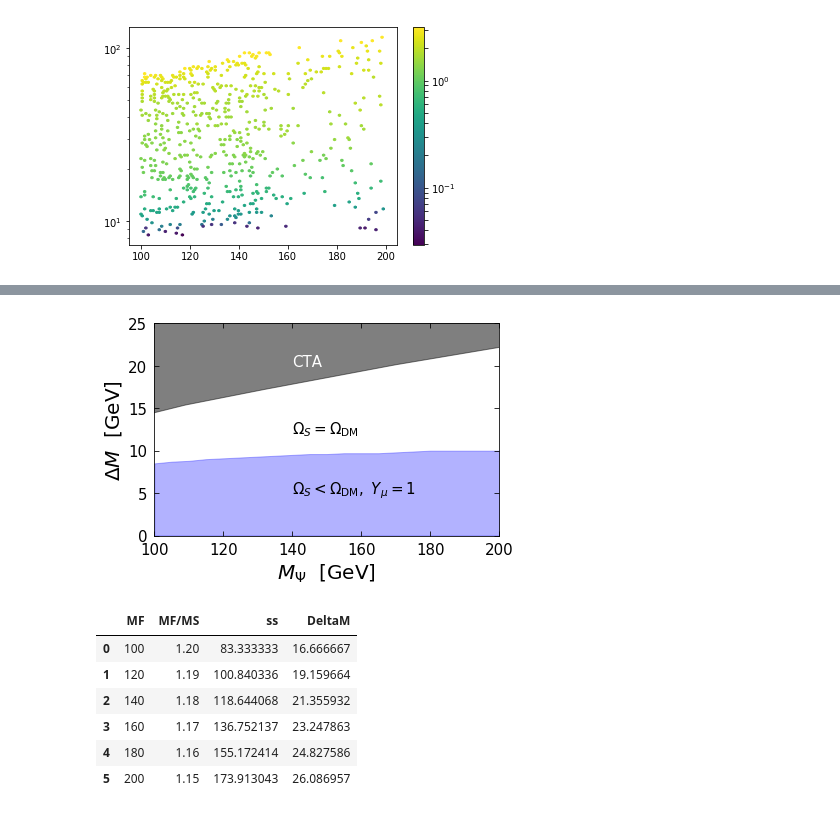
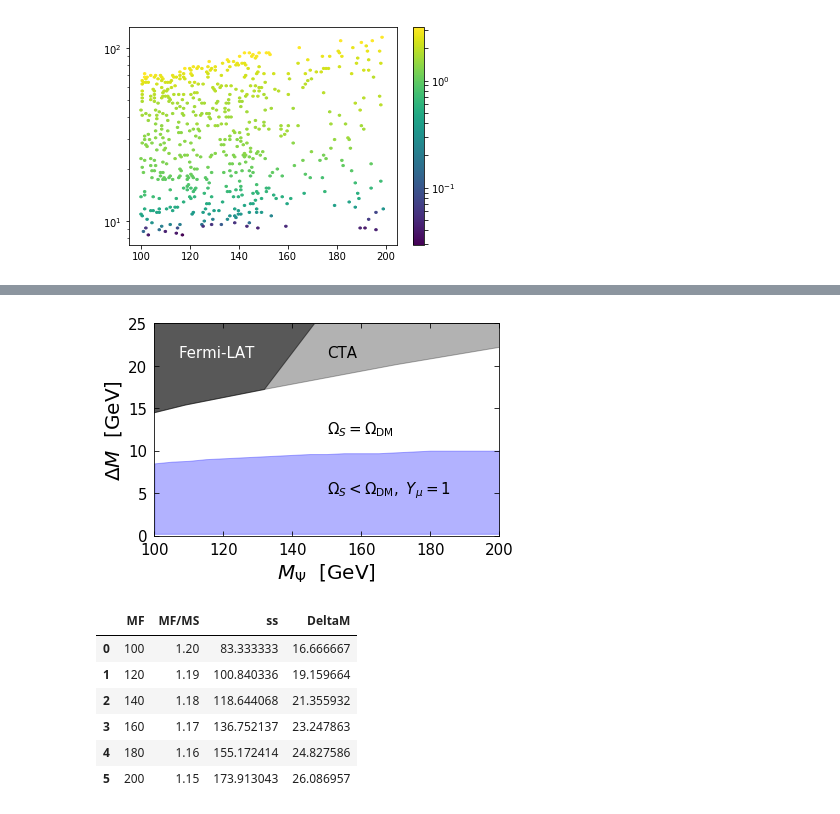
Before and after one commit to restrepo/BSM-Submodules, a Jupyter notebook: BSM/plot.ipynb, the cells around one changed output, grey strips where cells are left out. Cells and saved outputs as stored; diff of their text form; code cells hidden in the pictures.

Commit message:
including fermi-lat

```diff
--- a/BSM/plot.ipynb
+++ b/BSM/plot.ipynb
@@ -71,31 +50,38 @@ cta
+# %%
+fermi=pd.read_csv('fermi1.csv')
+fermi=fermi.append(pd.read_csv( 'fermi2.csv') )
+fermi['MF']=fermi['MF/MS']*fermi.ss
 # %%
 ymax=25
 #dfos=dfo[np.logical_and(dfo.Ys1==0.001,dfo.MF-dfo.ss<10) ]
 #plt.hexbin(dfo.MF,dfo.MF-dfo.ss,dfo.Ys1,norm=LogNorm())#df.Omega_h2,norm=LogNorm())#,yscale='log'
 #plt.plot(dfo.MF,dfo.MF-dfo.ss,'y.')
 ##plt.plot(df1.MF,df1.MF-df1.ss,'c.')
 #plt.plot(df2.MF,df2.MF-df2.ss,'b.')
 #plt.plot(dfos.MF,dfos.MF-dfos.ss)
 #plt.plot(ind.MF,ind.MF-ind.ss)
-plt.fill_between(cta.MF,cta.MF-cta.ss,ymax,alpha=0.5,interpolate=True,color='black')
+plt.fill_between(cta.MF,cta.MF-cta.ss,ymax,alpha=0.3,interpolate=True,color='black')
+plt.fill_between(fermi.MF,fermi.MF-fermi.ss,ymax,alpha=0.5,interpolate=True,color='black')
 #plt.fill_between(dfos.MF,dfos.MF-dfos.ss,ymax,alpha=0.3,interpolate=True,color='yellow')
 #plt.fill_between(dfos.MF,dfos.MF-dfos.ss,ymax,alpha=0.3,interpolate=True,color='yellow')
 #plt.fill_between(dfos.MF,dfos.MF-dfos.ss,0,alpha=0.3,interpolate=True,color='blue')
 #plt.plot(om.MF,om.MF-om.ss)
-plt.fill_between(om.MF,om.MF-om.ss,alpha=0.3,interpolate=True,color='blue')
+plt.fill_between(om.MF,om.MF-om.ss,0.2,alpha=0.3,interpolate=True,color='blue')
 plt.ylim(0,ymax)
+#plt.xlim(70,120)
 plt.xlim(100,200)
-plt.text(140,20,'CTA',size=15,color='white')
-plt.text(140,12,r'$\Omega_S=\Omega_{\rm DM}$',size=15)
-plt.text(140,5,r'$\Omega_S<\Omega_{\rm DM},\ Y_\mu=1$',size=15)
+plt.text(107,21,'Fermi-LAT',size=15,color='white')
+plt.text(150,21,'CTA',size=15)#,color='black')
+plt.text(150,12,r'$\Omega_S=\Omega_{\rm DM}$',size=15)
+plt.text(150,5,r'$\Omega_S<\Omega_{\rm DM},\ Y_\mu=1$',size=15)
 plt.xlabel(r'$M_\Psi$  [GeV]',size=20 )
 plt.ylabel(r'$\Delta M$  [GeV]',size=20 )
 plt.tick_params(direction='in',length=5,top=True,right=True,labelsize=15,pad=7)
 plt.tight_layout()
 plt.savefig('ps.pdf')
 #plt.colorbar()
 # %% [output]
-[figure, old version]
+[figure, new version]
 # %%
 mpl.axes.Axes.tick_params?
 # %%
```
Also changed, not shown: parts of 1 cell of this notebook.
